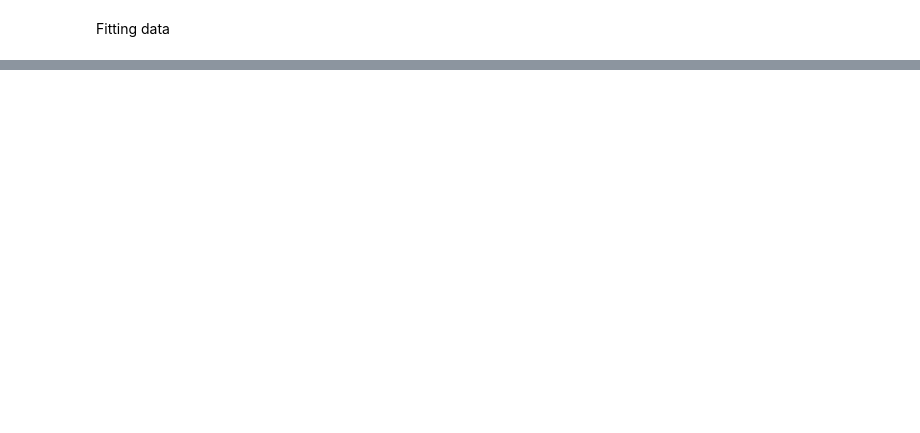
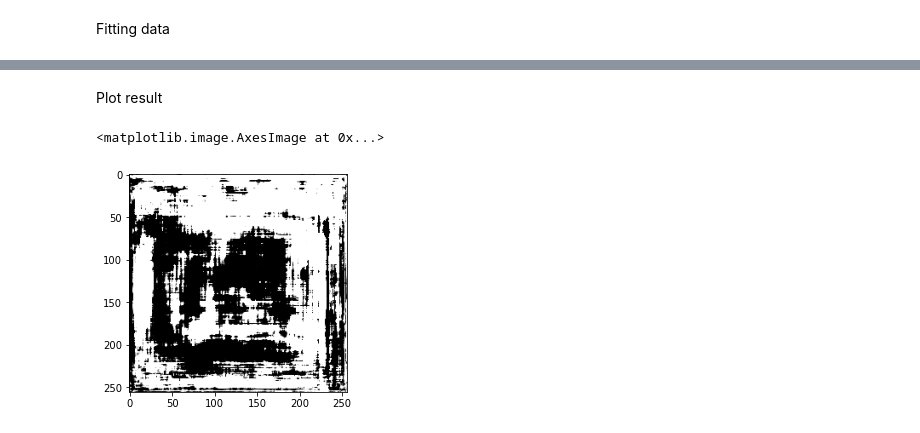
Before and after one commit to michaelkihm/Ceramics_Segmentation, a Jupyter notebook: segmentation.ipynb, the cells around one changed output, grey strips where cells are left out. Cells and saved outputs as stored; diff of their text form; code cells hidden in the pictures; blank space fills up the shorter version.

```diff
--- a/segmentation.ipynb
+++ b/segmentation.ipynb
@@ -31,5 +39,9 @@ gen = DataGenerator(path_train,path_train_a,image_size=(256,256), batch_size=4)
+# %%
+path_test = 'Ceramic_dataset/test'
+path_test_a = 'Ceramic_dataset/testannot'
+test_gen = DataGenerator(path_test,path_test_a,image_size=(256,256), batch_size=4)
 # %% [markdown]
 Fitting data
 # %%
-history = model.fit_generator(generator=gen, epochs=1, verbose=1)
+history = model.fit_gen, epochs=1, validation_data=val_gen, verbose=1 epochs=1, verbose=1)
 # %% [output]
@@ -41,0 +61,2 @@ model.save('test_seg.h5')
+# %%
+y = model.predict(test_gen, verbose=1)
@@ -41,0 +65,9 @@ model.save('test_seg.h5')
+# %% [markdown]
+Plot result
+# %%
+import matplotlib.pyplot as plt
+y.shape
+plt.imshow(y[3,:,:,0], cmap='gray')
+# %% [output]
+<matplotlib.image.AxesImage at 0x...>
+[figure, added]
```
Also changed, not shown: parts of 10 cells of this notebook.
